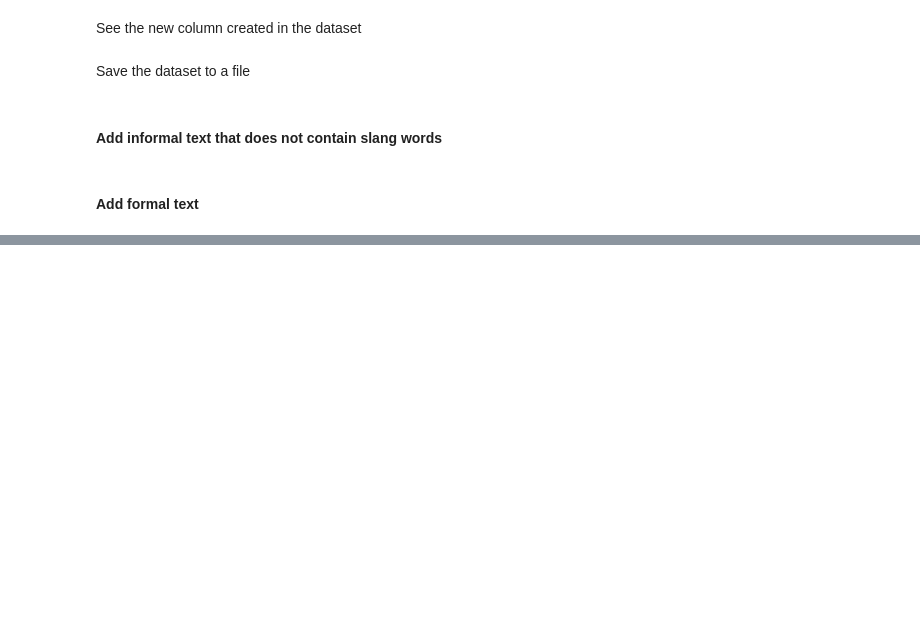
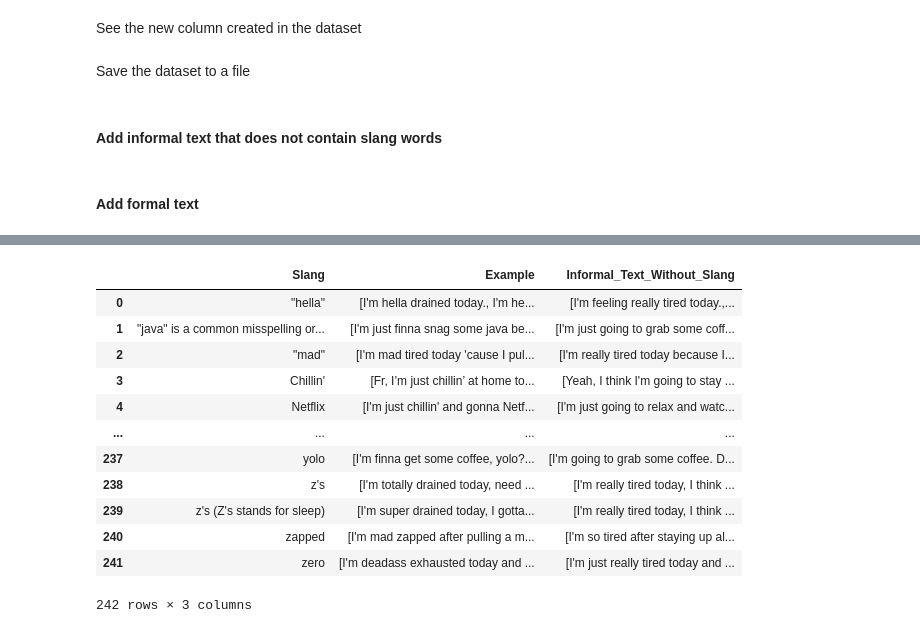
Before and after one commit to au-nlp/project-milestone-p2-group1, a Jupyter notebook: scripts/Data_Creation.ipynb, the cells around one changed output, grey strips where cells are left out. Saved outputs shown, nothing was run; the diff lists cells and outputs as text; code cells hidden in the pictures; blank space fills up the shorter version.

```diff
--- a/scripts/Data_Creation.ipynb
+++ b/scripts/Data_Creation.ipynb
@@ -443,0 +606,21 @@ df_mlbtrio.to_csv("genz_slang.csv", index=False)
+# %%
+df_aggregated = df_split.groupby('Slang').agg({
+    'Example': lambda x: list(x),
+    'Informal_Text_Without_Slang': lambda x: list(x)
+}).reset_index()
+# Then generate a single Description/Context based on all examples
+df_aggregated
+# %% [output]
+|  | Slang | Example | Informal_Text_Without_Slang |
+| 0 | "hella" | [I'm hella drained today., I'm he... | [I'm feeling really tired today.,... |
+| 1 | "java" is a common misspelling or... | [I'm just finna snag some java be... | [I'm just going to grab some coff... |
+| 2 | "mad" | [I'm mad tired today 'cause I pul... | [I'm really tired today because I... |
+| 3 | Chillin' | [Fr, I’m just chillin’ at home to... | [Yeah, I think I'm going to stay ... |
+| 4 | Netflix | [I'm just chillin' and gonna Netf... | [I'm just going to relax and watc... |
+| ... | ... | ... | ... |
+| 237 | yolo | [I'm finna get some coffee, yolo?... | [I'm going to grab some coffee. D... |
+| 238 | z's | [I'm totally drained today, need ... | [I'm really tired today, I think ... |
+| 239 | z's (Z's stands for sleep) | [I'm super drained today, I gotta... | [I'm really tired today, I think ... |
+| 240 | zapped | [I'm mad zapped after pulling a m... | [I'm so tired after staying up al... |
+| 241 | zero | [I'm deadass exhausted today and ... | [I'm just really tired today and ... |
+242 rows × 3 columns
```
Also changed, not shown: parts of 43 cells of this notebook, 6 other files.
